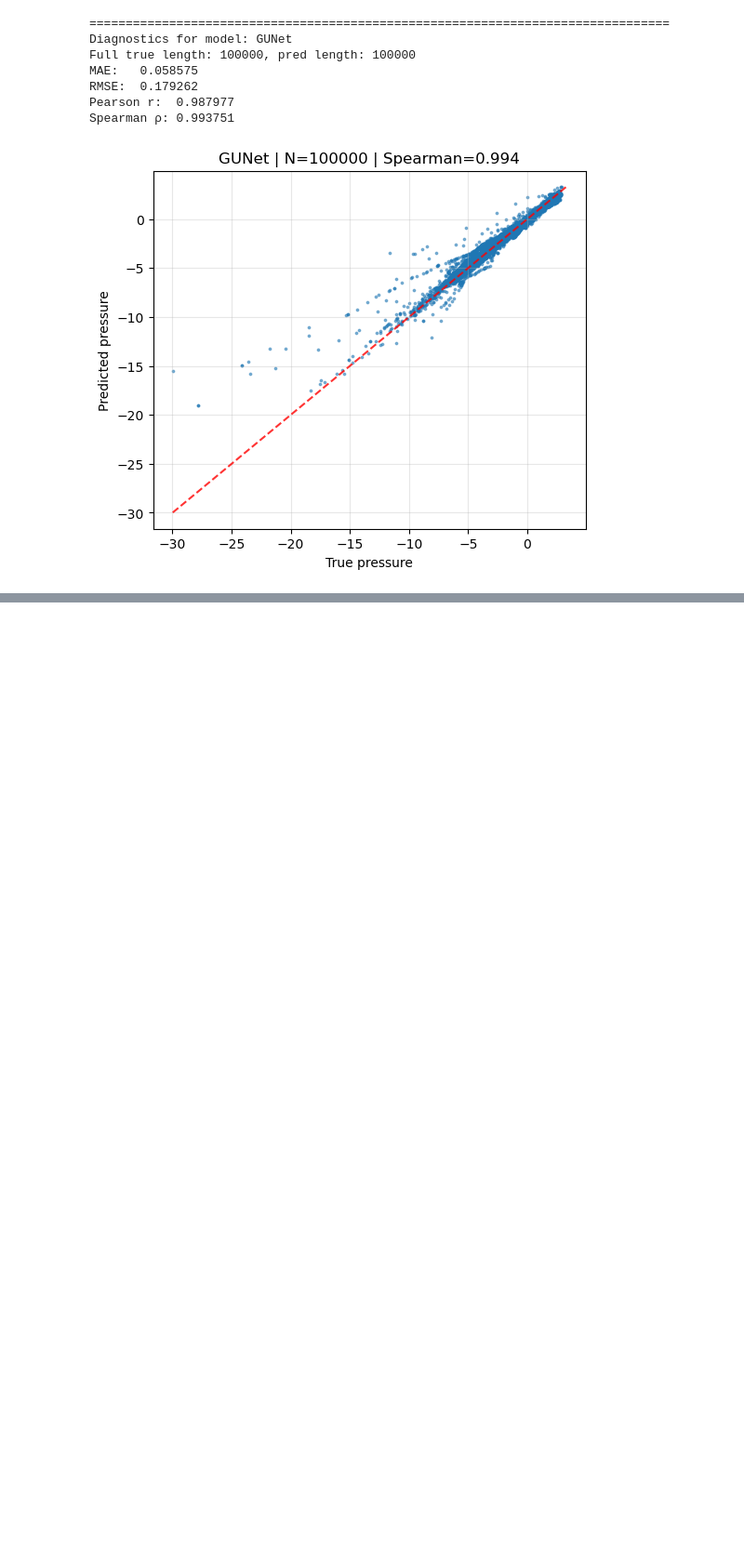
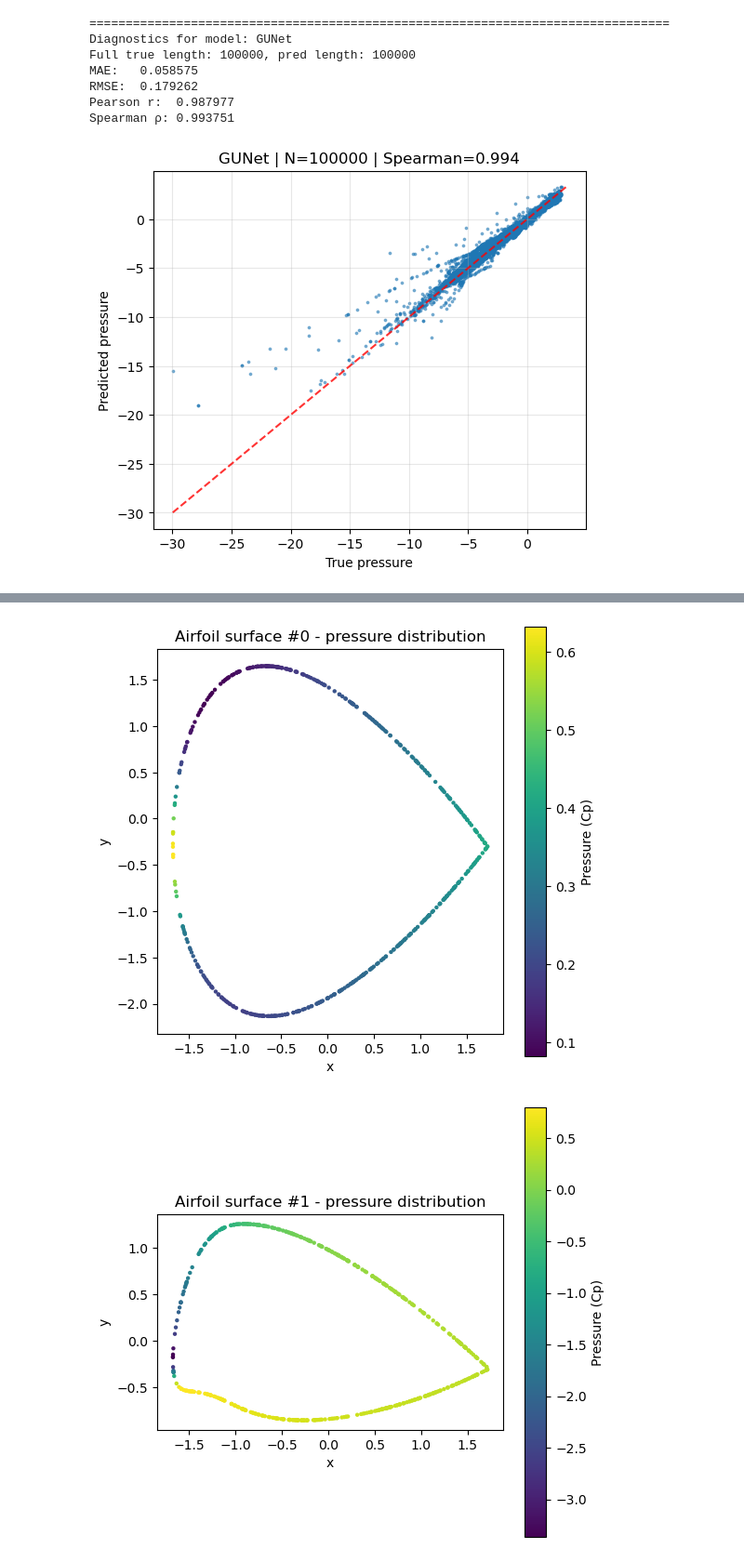
Before and after one commit to RomainCorbel/ResearchProject, a Jupyter notebook: baselines/visualization.ipynb, the cells around one changed output, grey strips where cells are left out. Shown at 93% size. Drawn from its saved outputs; the diff is of its cells as text; code cells hidden in the pictures; blank space fills up the shorter version.

```diff
--- a/baselines/visualization.ipynb
+++ b/baselines/visualization.ipynb
@@ -332,0 +354,24 @@ for i in range(num_to_show):
+# %%
+
+# ---- Plot the first 3 test foils ----
+num_to_show = min(3, len(test_dataset))
+
+for i in range(num_to_show):
+    pts = test_dataset[i].x[:, :2]       # (x, y) coordinates
+    pressure = test_dataset[i].y         # pressure or Cp values
+
+    plt.figure(figsize=(6, 6))
+    sc = plt.scatter(pts[:, 0], pts[:, 1],
+                     c=pressure,
+                     cmap='viridis',      # good colormap for pressure
+                     s=10,
+                     edgecolor='none')
+    plt.gca().set_aspect('equal', 'box')
+    plt.colorbar(sc, label='Pressure (Cp)')
+    plt.title(f"Airfoil surface #{i} - pressure distribution")
+    plt.xlabel("x")
+    plt.ylabel("y")
+    plt.show()
+# %% [output]
+[figure, added]
+[figure, added]
```
Also changed, not shown: parts of 5 cells of this notebook.
